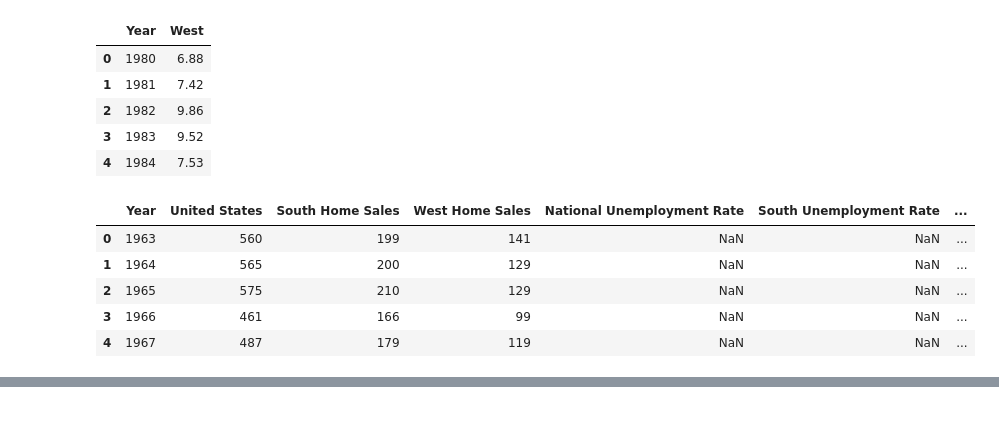
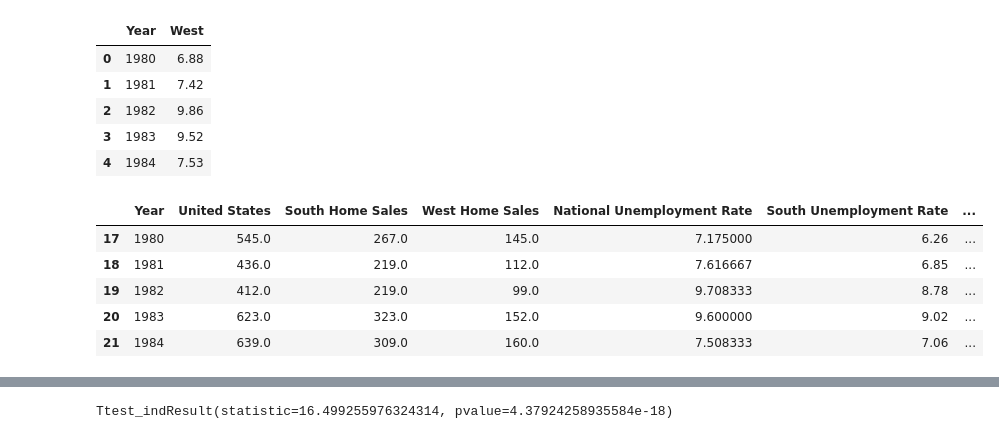
Before and after one commit to CarlosCocuy/ProjectRepo, a Jupyter notebook: data_cleaning.ipynb, the cells around one changed output, grey strips where cells are left out. Drawn from its saved outputs; the diff is of its cells as text; code cells hidden in the pictures.

Commit message:
data cleaning and improving code

```diff
--- a/data_cleaning.ipynb
+++ b/data_cleaning.ipynb
@@ -22,7 +23,6 @@ rate_df = pd.DataFrame(pd.read_csv(csvpath2))
 rate_df
 unemploy_rate= rate_df.groupby(["Year"]).mean()['Unemployment Rate']
 unemploy_rate_df = pd.DataFrame(unemploy_rate)
-unemploy_rate_df = unemploy_rate_df.drop([1954,1955,1956,1957,1958,1959,1960,1961,1962,1963,1964,1965,1966,1967,1968,1969,1970,1971,1972,1973,1974,1975,1976,1977,1978,1979])
 unemploy_rate_df.head()
 # %% [output]
 |  | Unemployment Rate |
@@ -81,14 +81,15 @@ west_data.head()
 # %%
 ca_fl_unemploy_data = pd.merge(add_fl_df, west_data, on="Year", how="outer")
 ca_fl_unemploy_data = ca_fl_unemploy_data.rename(index=str, columns={'West': 'West Unemployment Rate'})
+ca_fl_unemploy_data = ca_fl_unemploy_data.dropna(how="any")
 ca_fl_unemploy_data.head()
 # %% [output]
 |  | Year | United States | South Home Sales | West Home Sales | National Unemployment Rate | South Unemployment Rate | ... |
-| 0 | 1963 | 560 | 199 | 141 | NaN | NaN | ... |
-| 1 | 1964 | 565 | 200 | 129 | NaN | NaN | ... |
-| 2 | 1965 | 575 | 210 | 129 | NaN | NaN | ... |
-| 3 | 1966 | 461 | 166 | 99 | NaN | NaN | ... |
-| 4 | 1967 | 487 | 179 | 119 | NaN | NaN | ... |
+| 17 | 1980 | 545.0 | 267.0 | 145.0 | 7.175000 | 6.26 | ... |
+| 18 | 1981 | 436.0 | 219.0 | 112.0 | 7.616667 | 6.85 | ... |
+| 19 | 1982 | 412.0 | 219.0 | 99.0 | 9.708333 | 8.78 | ... |
+| 20 | 1983 | 623.0 | 323.0 | 152.0 | 9.600000 | 9.02 | ... |
+| 21 | 1984 | 639.0 | 309.0 | 160.0 | 7.508333 | 7.06 | ... |
 # %%
 ca_fl_unemploy_data.plot("Year", ["West Unemployment Rate","National Unemployment Rate", "South Unemployment Rate"], kind="line")
 plt.grid()
@@ -161,3 +162,8 @@ plt.savefig('Graph Images/Unemployment_West_Sales.png')
 # %% [output]
 [interactive output not drawn]
 [interactive output not drawn]
+# %%
+#ttest of National Unemployment and National Home Sales
+stats.ttest_ind(home_sales,ca_fl_unemploy_data['National Unemployment Rate'], equal_var=False )
+# %% [output]
+Ttest_indResult(statistic=16.499255976324314, pvalue=4.37924258935584e-18)
```
Also changed, not shown: parts of 9 cells of this notebook, 1 other file.
